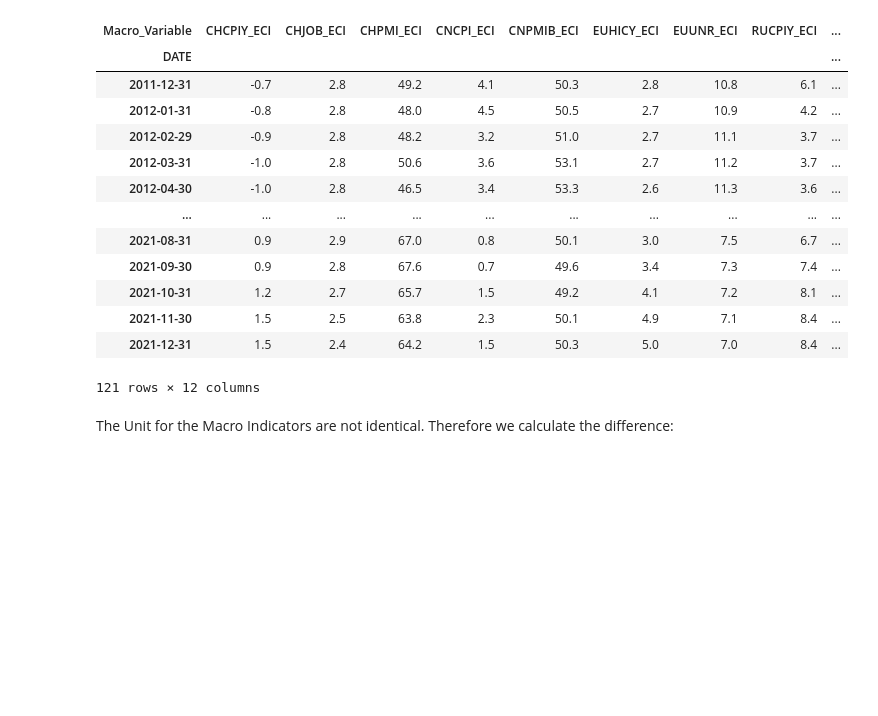
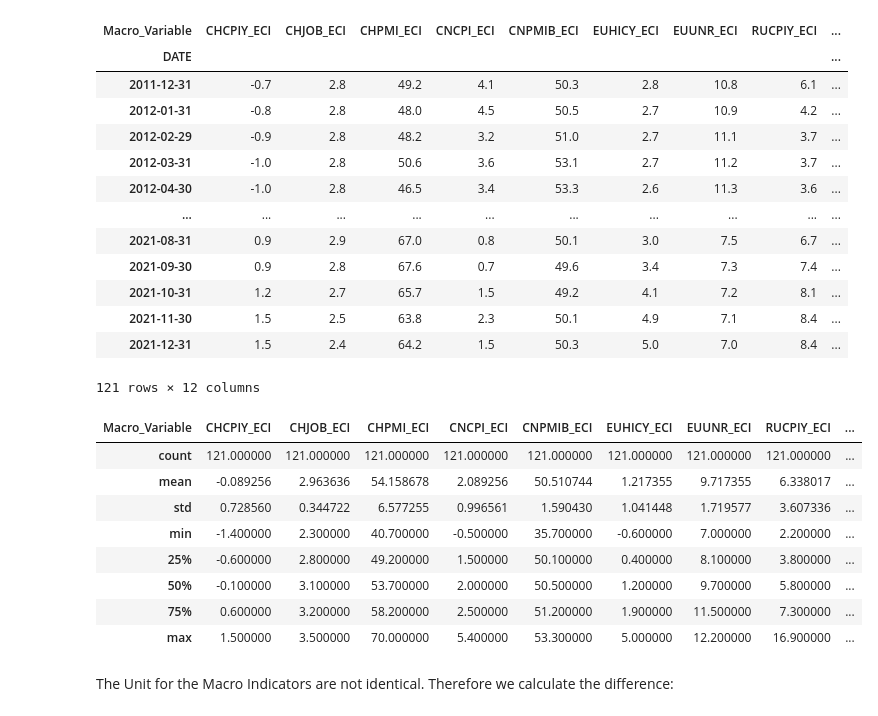
Before and after one commit to Liomat97/AQM, a Jupyter notebook: 2 Data Statistics.ipynb, the cells around one changed output. Cells and saved outputs as stored; diff of their text form; code cells hidden in the pictures; blank space fills up the shorter version.

Commit message:
added describe function

```diff
--- a/2 Data Statistics.ipynb
+++ b/2 Data Statistics.ipynb
@@ -150,6 +150,18 @@ macro_clean_abs_pivot
 | 2021-11-30 | 1.5 | 2.5 | 63.8 | 2.3 | 50.1 | 4.9 | 7.1 | 8.4 | ... |
 | 2021-12-31 | 1.5 | 2.4 | 64.2 | 1.5 | 50.3 | 5.0 | 7.0 | 8.4 | ... |
 121 rows × 12 columns
+# %%
+macro_clean_abs_pivot.describe()
+# %% [output]
+| Macro_Variable | CHCPIY_ECI | CHJOB_ECI | CHPMI_ECI | CNCPI_ECI | CNPMIB_ECI | EUHICY_ECI | EUUNR_ECI | RUCPIY_ECI | ... |
+| count | 121.000000 | 121.000000 | 121.000000 | 121.000000 | 121.000000 | 121.000000 | 121.000000 | 121.000000 | ... |
+| mean | -0.089256 | 2.963636 | 54.158678 | 2.089256 | 50.510744 | 1.217355 | 9.717355 | 6.338017 | ... |
+| std | 0.728560 | 0.344722 | 6.577255 | 0.996561 | 1.590430 | 1.041448 | 1.719577 | 3.607336 | ... |
+| min | -1.400000 | 2.300000 | 40.700000 | -0.500000 | 35.700000 | -0.600000 | 7.000000 | 2.200000 | ... |
+| 25% | -0.600000 | 2.800000 | 49.200000 | 1.500000 | 50.100000 | 0.400000 | 8.100000 | 3.800000 | ... |
+| 50% | -0.100000 | 3.100000 | 53.700000 | 2.000000 | 50.500000 | 1.200000 | 9.700000 | 5.800000 | ... |
+| 75% | 0.600000 | 3.200000 | 58.200000 | 2.500000 | 51.200000 | 1.900000 | 11.500000 | 7.300000 | ... |
+| max | 1.500000 | 3.500000 | 70.000000 | 5.400000 | 53.300000 | 5.000000 | 12.200000 | 16.900000 | ... |
 # %% [markdown]
 The Unit for the Macro Indicators are not identical. Therefore we calculate the difference:
 # %%
```
